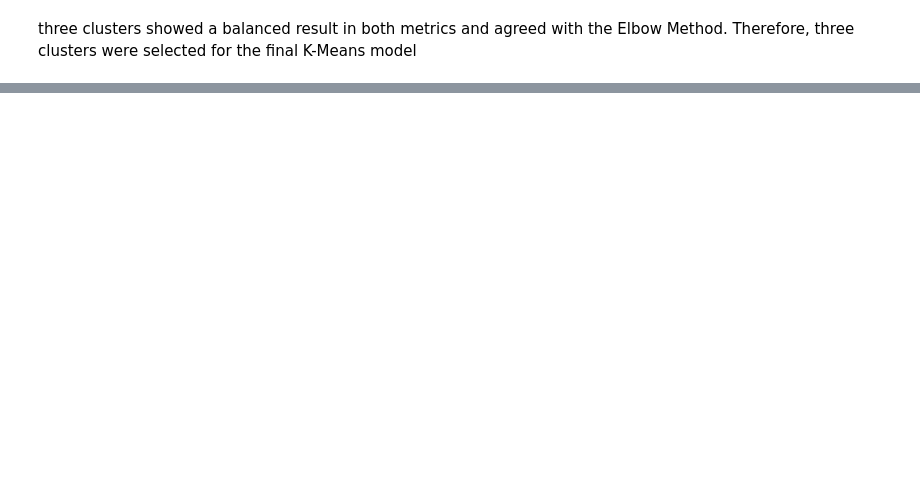
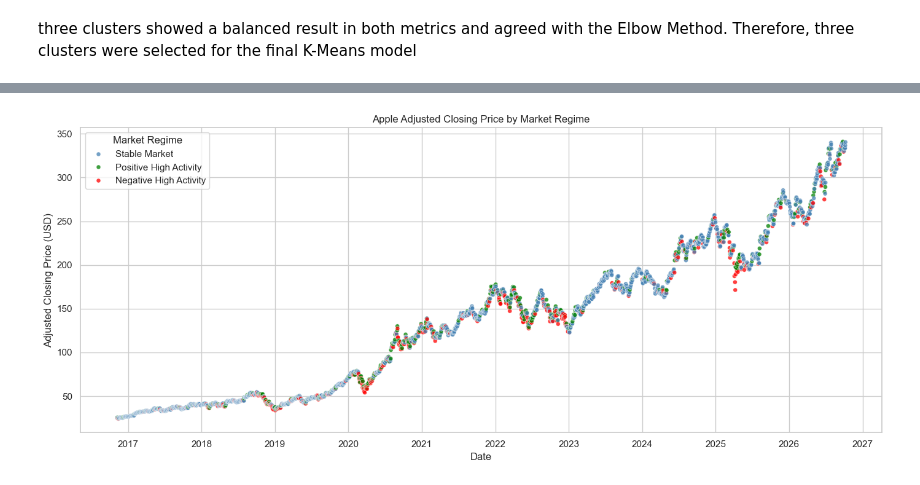
Before and after one commit to 2026228-dev/CA1MLB-2026228, a Jupyter notebook: AAPL.ipynb, the cells around one changed output, grey strips where cells are left out. Drawn from its saved outputs; the diff is of its cells as text; code cells hidden in the pictures; blank space fills up the shorter version.

```diff
--- a/AAPL.ipynb
+++ b/AAPL.ipynb
@@ -800,0 +1006,25 @@ three clusters showed a balanced result in both metrics and agreed with the Elbo
+# %%
+plt.figure(figsize=(14, 6))
+
+sns.scatterplot(
+    data=clustering_data,
+    x="Date",
+    y="Adj Close",
+    hue="Market_Regime",
+    palette={
+        "Stable Market": "steelblue",
+        "Positive High Activity": "green",
+        "Negative High Activity": "red"
+    },
+    s=25,
+    alpha=0.75
+)
+
+plt.title("Apple Adjusted Closing Price by Market Regime")
+plt.xlabel("Date")
+plt.ylabel("Adjusted Closing Price (USD)")
+plt.legend(title="Market Regime")
+plt.tight_layout()
+plt.show()
+# %% [output]
+[figure, added]
```
Also changed, not shown: parts of 24 cells of this notebook, 1 other file.
